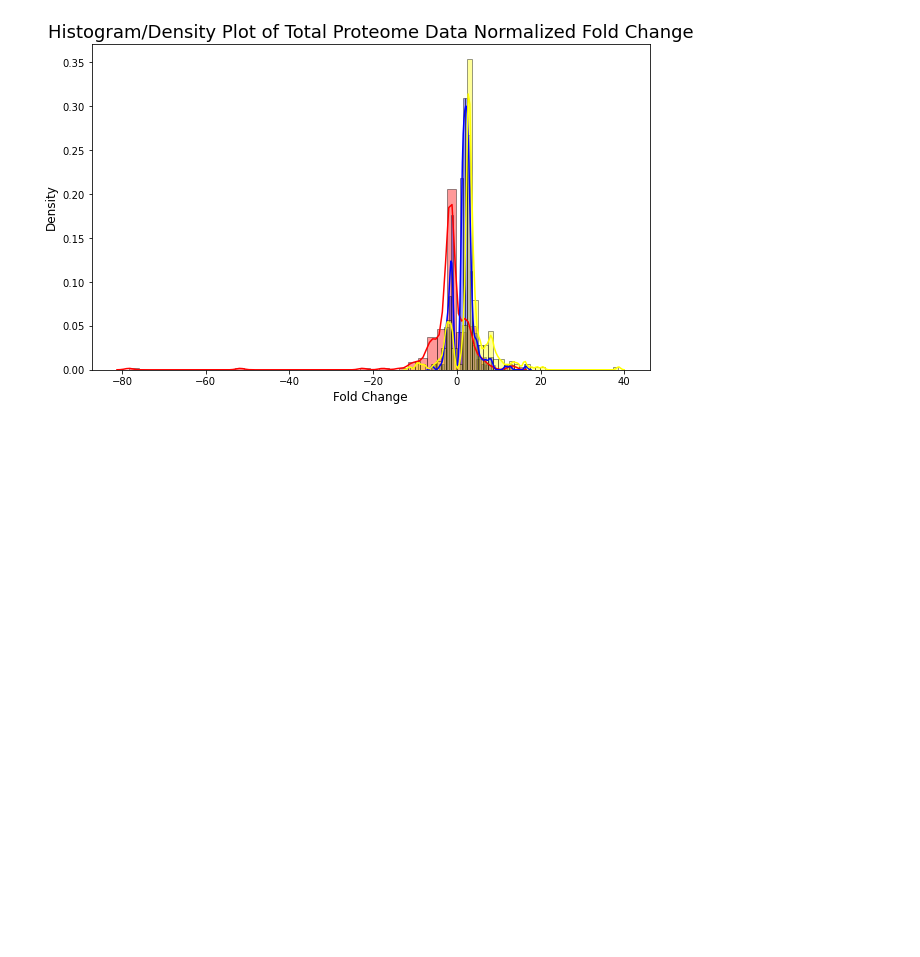
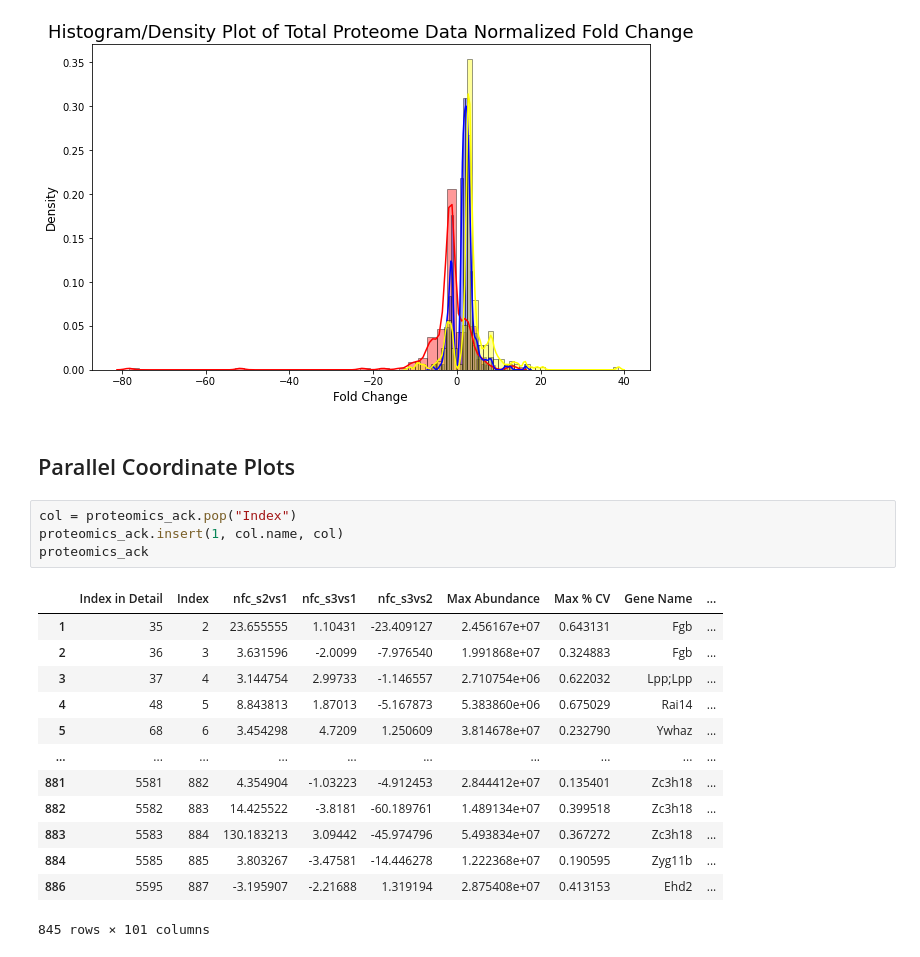
Before and after one commit to KyraGriffin/bmsip_internship_seta, a Jupyter notebook: protein_isolation.ipynb, the cells around one changed output. Cells and saved outputs as stored; diff of their text form; blank space fills up the shorter version.

```diff
--- a/protein_isolation.ipynb
+++ b/protein_isolation.ipynb
@@ -212,3 +214,23 @@ plt.show();
 # %% [output]
 [figure]
 [figure]
+# %% [markdown]
+## Parallel Coordinate Plots
+# %%
+col = proteomics_ack.pop("Index")
+proteomics_ack.insert(1, col.name, col)
+proteomics_ack
+# %% [output]
+|  | Index in Detail | Index | nfc_s2vs1 | nfc_s3vs1 | nfc_s3vs2 | Max Abundance | Max % CV | Gene Name | ... |
+| 1 | 35 | 2 | 23.655555 | 1.10431 | -23.409127 | 2.456167e+07 | 0.643131 | Fgb | ... |
+| 2 | 36 | 3 | 3.631596 | -2.0099 | -7.976540 | 1.991868e+07 | 0.324883 | Fgb | ... |
+| 3 | 37 | 4 | 3.144754 | 2.99733 | -1.146557 | 2.710754e+06 | 0.622032 | Lpp;Lpp | ... |
+| 4 | 48 | 5 | 8.843813 | 1.87013 | -5.167873 | 5.383860e+06 | 0.675029 | Rai14 | ... |
+| 5 | 68 | 6 | 3.454298 | 4.7209 | 1.250609 | 3.814678e+07 | 0.232790 | Ywhaz | ... |
+| ... | ... | ... | ... | ... | ... | ... | ... | ... | ... |
+| 881 | 5581 | 882 | 4.354904 | -1.03223 | -4.912453 | 2.844412e+07 | 0.135401 | Zc3h18 | ... |
+| 882 | 5582 | 883 | 14.425522 | -3.8181 | -60.189761 | 1.489134e+07 | 0.399518 | Zc3h18 | ... |
+| 883 | 5583 | 884 | 130.183213 | 3.09442 | -45.974796 | 5.493834e+07 | 0.367272 | Zc3h18 | ... |
+| 884 | 5585 | 885 | 3.803267 | -3.47581 | -14.446278 | 1.222368e+07 | 0.190595 | Zyg11b | ... |
+| 886 | 5595 | 887 | -3.195907 | -2.21688 | 1.319194 | 2.875408e+07 | 0.413153 | Ehd2 | ... |
+845 rows × 101 columns
```
Also changed, not shown: parts of 6 cells of this notebook.
